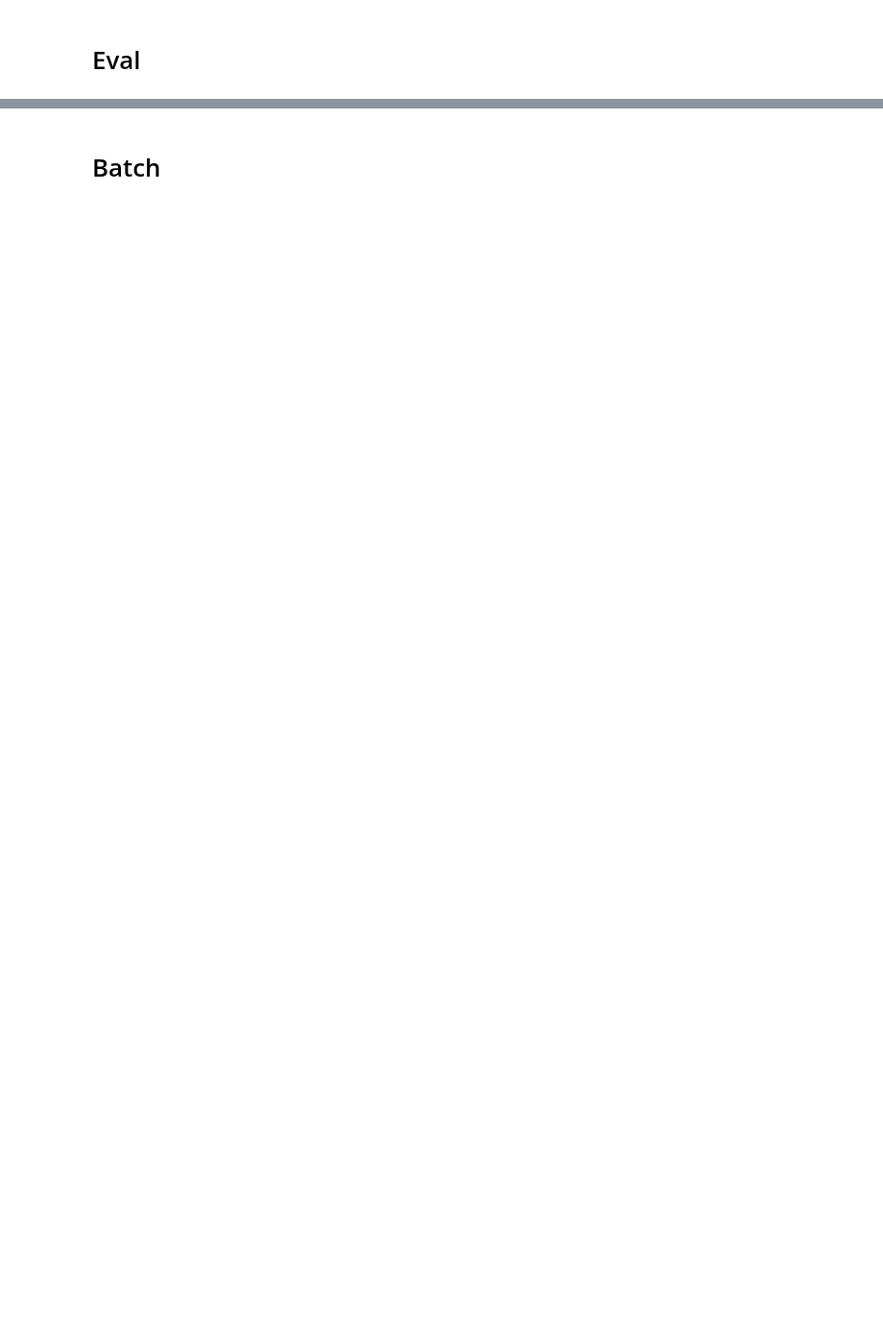
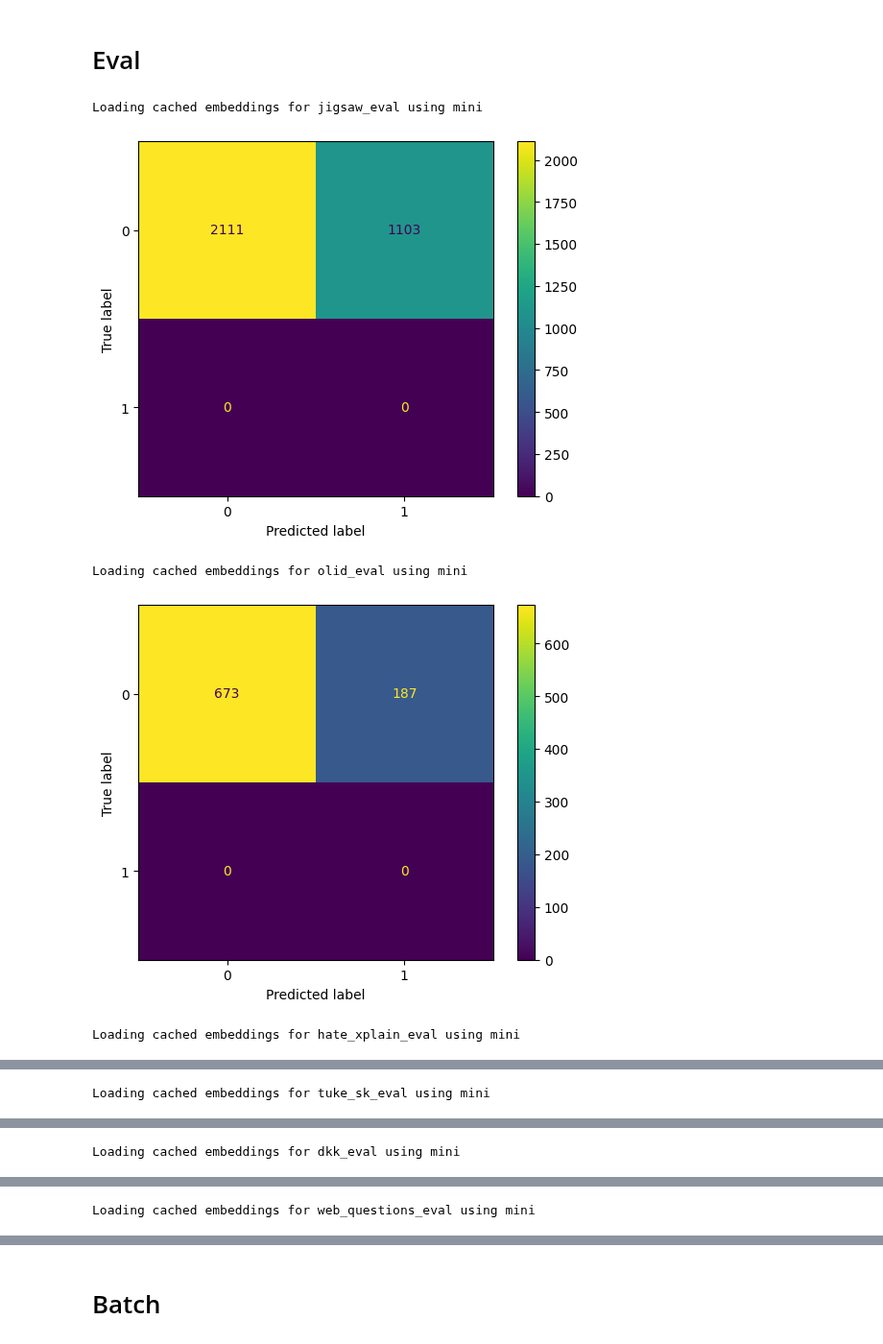
Before and after one commit to riso1410/guarded-query-router, a Jupyter notebook: src/svm.ipynb, the cells around one changed output, grey strips where cells are left out. Shown at 96% size. Drawn from its saved outputs; the diff is of its cells as text; code cells hidden in the pictures; blank space fills up the shorter version.

```diff
--- a/src/svm.ipynb
+++ b/src/svm.ipynb
@@ -92,8 +150,9 @@ for domain, dataset in datasets.items():
 # %% [markdown]
 # Eval
 # %%
-# TF-IDF
-tfidf_embedding = pkl.load("models/tfidf.pkl", "rb")
+# Load TF-IDF model
+with open("models/tfidf.pkl", "rb") as f:
+    tfidf_embedding = pkl.load(f)
 
 embedding_models = {
     "mini": mini_embedding,
@@ -106,62 +165,52 @@ for embed_model_name, embedding_model in embedding_models.items():
     with open(f"models/SVM_finance_{embed_model_name}.pkl", "rb") as f:
         svm_finance = pkl.load(f)
     with open(f"models/SVM_healthcare_{embed_model_name}.pkl", "rb") as f:
         svm_healthcare = pkl.load(f)
     with open(f"models/SVM_law_{embed_model_name}.pkl", "rb") as f:
         svm_law = pkl.load(f)
 
     for domain, inference_df in eval_datasets.items():
         # Get actual labels once
         actuals_ml = inference_df["label"].tolist()
 
-        # Get embeddings based on model type
-        if embed_model_name == "tf_idf":
-            test_embeds = embedding_model.transform(inference_df["prompt"])
-        else:
-            start_time = time.perf_counter_ns()
-            if embed_model_name == "mini":
-                test_embeds = np.array(
-                    list(mini_embedding.embed(inference_df["prompt"]))
-                )
-            else:  # baai
-                test_embeds = np.array(
-                    list(baai_embedding.embed(inference_df["prompt"]))
-                )
-
-            end_time = time.perf_counter_ns()
-            embed_times = end_time - start_time
-            mean_embed_time = embed_times / len(inference_df)
+        # Use cached embeddings or compute new ones
+        test_embeds = get_cached_embeddings(inference_df["prompt"], embed_model_name, f"{domain}_eval")
 
         predictions_svm = []
         prediction_times_svm = []
 
-        # Make predictions
-        for test_embed in test_embeds:
-            test_embed = test_embed.reshape(1, -1)
+        # Make batch predictions instead of one-by-one
+        start_time = time.perf_counter_ns()
+        pred_finance = svm_finance.predict(test_embeds)
+        pred_healthcare = svm_healthcare.predict(test_embeds)
+        pred_law = svm_law.predict(test_embeds)
+        end_time = time.perf_counter_ns()
 
-            # SVM predictions
-            start_time = time.perf_counter_ns()
-            pred_finance = svm_finance.predict(test_embed)
-            pred_healthcare = svm_healthcare.predict(test_embed)
-            pred_law = svm_law.predict(test_embed)
-            end_time = time.perf_counter_ns()
+        # Distribute the prediction time across all samples for latency calculation
+        prediction_time = end_time - start_time
+        prediction_times_svm = [prediction_time / test_embeds.shape[0]] * test_embeds.shape[0]
 
-            prediction_times_svm.append(end_time - start_time)
-            predictions_svm.append(
-                0
-                if (pred_finance[0] == 1 or pred_healthcare[0] == 1 or pred_law[0] == 1)
-                else 1
-            )
+        # Combine predictions
+        predictions_svm = [
+            0 if (f == 1 or h == 1 or l == 1) else 1
+            for f, h, l in zip(pred_finance, pred_healthcare, pred_law, strict=True)
+        ]
 
         # Evaluate results
         util.evaluate_run(
             predictions=predictions_svm,
             true_labels=actuals_ml,
             latency=statistics.mean(prediction_times_svm),
             domain=domain,
             embed_model=embed_model_name,
             model_name="SVM",
             train_acc=0.0,
             cost=0.0,
             training=False,
         )
+# %% [output]
+Loading cached embeddings for jigsaw_eval using mini
+[figure, added]
+Loading cached embeddings for olid_eval using mini
+[figure, added]
+Loading cached embeddings for hate_xplain_eval using mini
@@ -167,0 +218 @@ for embed_model_name, embedding_model in embedding_models.items():
+Loading cached embeddings for tuke_sk_eval using mini
@@ -167,0 +220 @@ for embed_model_name, embedding_model in embedding_models.items():
+Loading cached embeddings for dkk_eval using mini
@@ -167,0 +222 @@ for embed_model_name, embedding_model in embedding_models.items():
+Loading cached embeddings for web_questions_eval using mini
```
Also changed, not shown: parts of 8 cells of this notebook, 31 other files.
